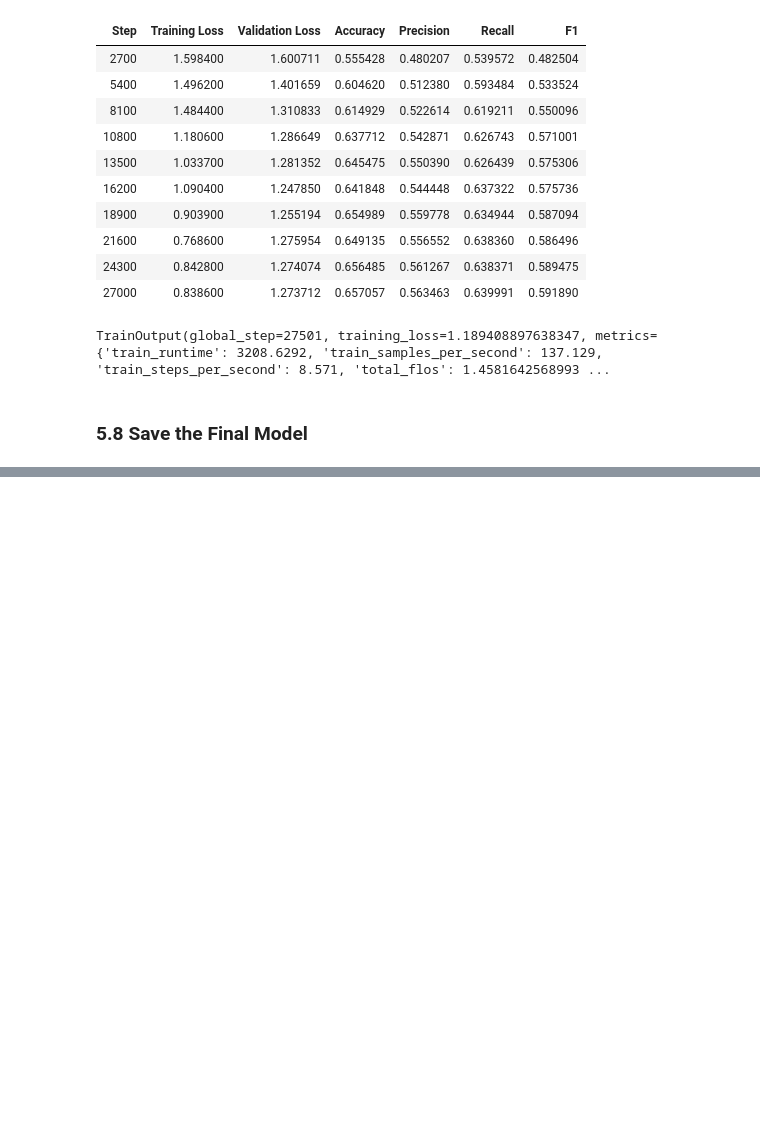
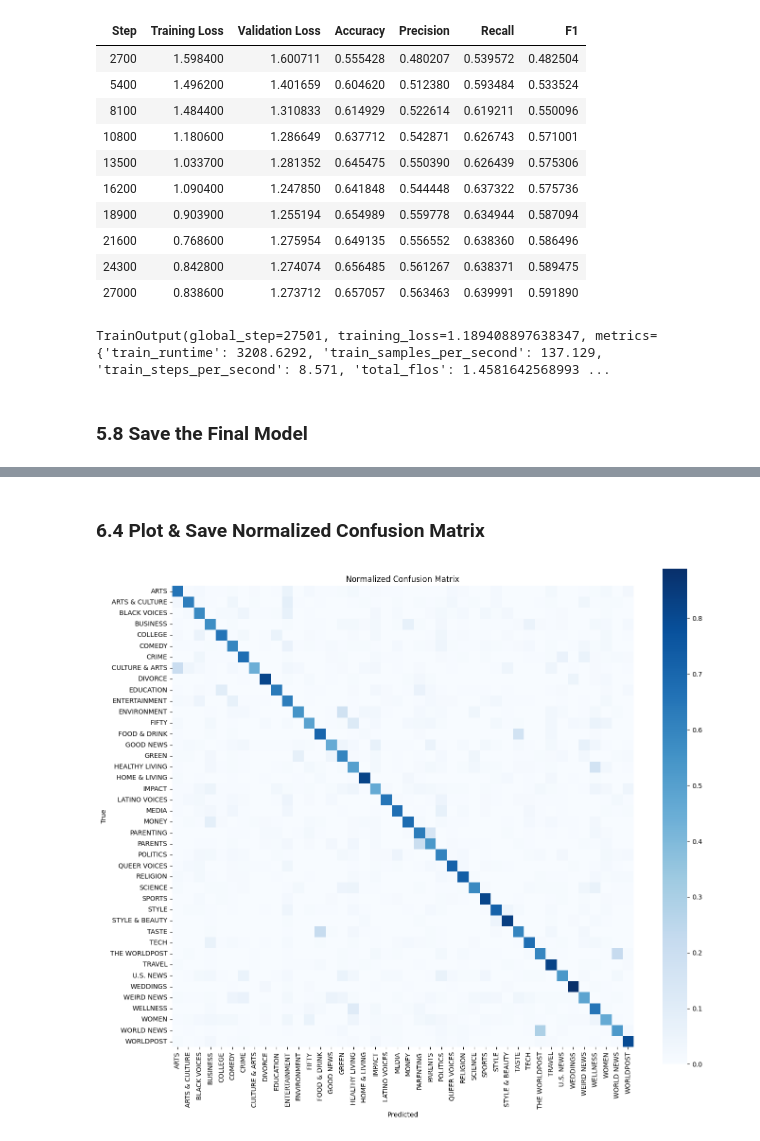
Before and after one commit to zubair-ui/News-Cateory-Classification-using-Transformers, a Jupyter notebook: news-category-classification.ipynb, the cells around one changed output, grey strips where cells are left out. Cells and saved outputs as stored; diff of their text form; code cells hidden in the pictures; blank space fills up the shorter version.

```diff
--- a/news-category-classification.ipynb
+++ b/news-category-classification.ipynb
@@ -425,0 +447,7 @@ trainer.save_model("./final_model")
+# %%
+import numpy as np
+
+predictions = trainer.predict(test_dataset)
+
+y_true = predictions.label_ids
+y_pred = np.argmax(predictions.predictions, axis=1)
@@ -425,0 +484,30 @@ trainer.save_model("./final_model")
+# %% [markdown]
+### 6.4 Plot & Save Normalized Confusion Matrix
+# %%
+from sklearn.metrics import confusion_matrix
+import matplotlib.pyplot as plt
+import seaborn as sns
+import numpy as np
+
+cm = confusion_matrix(y_true, y_pred)
+
+cm_norm = cm.astype("float") / cm.sum(axis=1, keepdims=True)
+
+plt.figure(figsize=(14, 12))
+sns.heatmap(
+    cm_norm,
+    xticklabels=[id2label[i] for i in range(len(id2label))],
+    yticklabels=[id2label[i] for i in range(len(id2label))],
+    cmap="Blues",
+    square=True
+)
+
+plt.xlabel("Predicted")
+plt.ylabel("True")
+plt.title("Normalized Confusion Matrix")
+plt.tight_layout()
+
+plt.savefig("./figures/confusion_matrix_normalized.png", dpi=300)
+plt.show()
+# %% [output]
+[figure, added]
```
Also changed, not shown: parts of 10 cells of this notebook.
